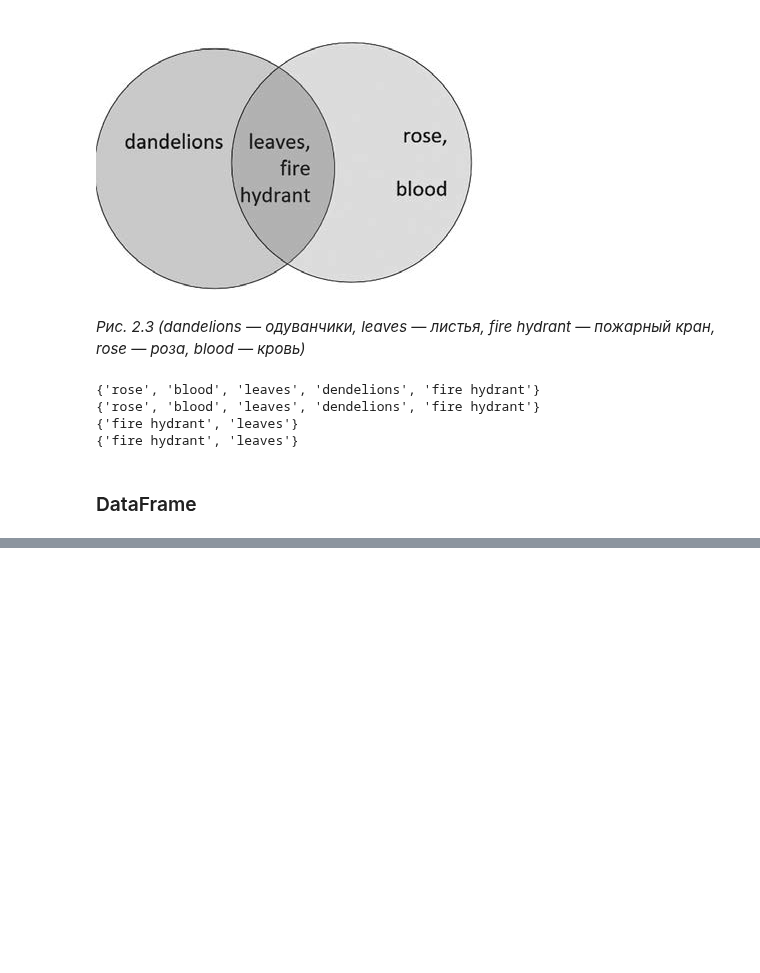
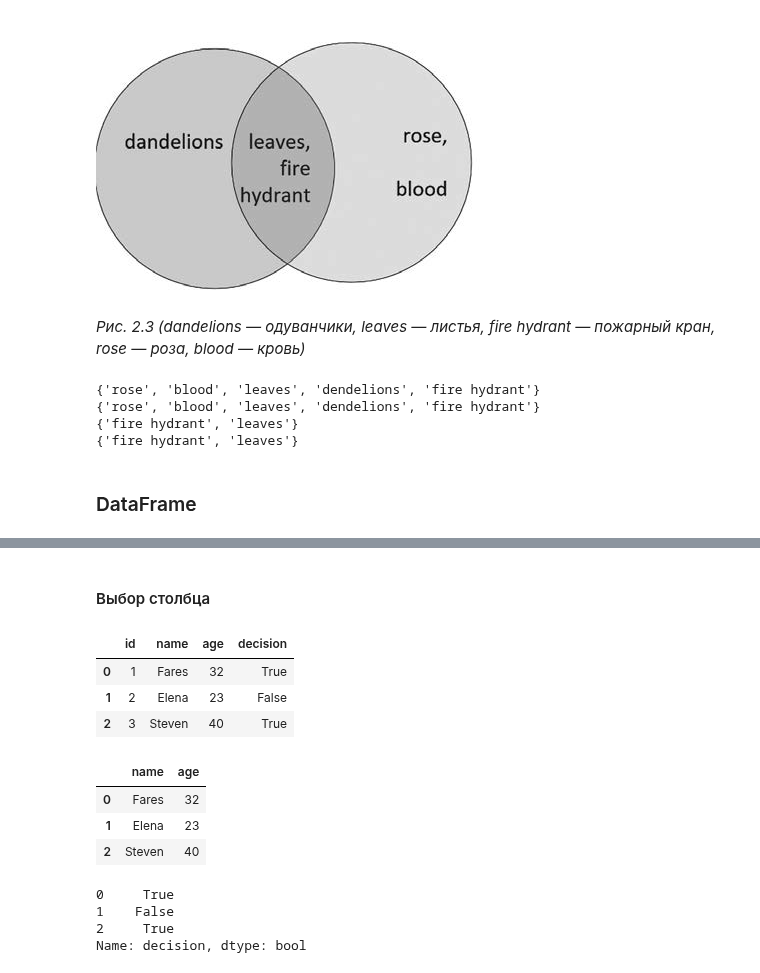
Before and after one commit to pm72/199-SCHOOL, a Jupyter notebook: Jupyter Notebook/Глава 2. Структуры данных, используемые в алгоритмах.ipynb, the cells around one changed output, grey strips where cells are left out. Drawn from its saved outputs; the diff is of its cells as text; code cells hidden in the pictures; blank space fills up the shorter version.

```diff
--- a/Jupyter Notebook/Глава 2. Структуры данных, используемые в алгоритмах.ipynb
+++ b/Jupyter Notebook/Глава 2. Структуры данных, используемые в алгоритмах.ipynb
@@ -217,0 +251,23 @@ print(yellow.intersection(red))
+# %% [markdown]
+#### Выбор столбца
+# %%
+df
+# %% [output]
+|  | id | name | age | decision |
+| 0 | 1 | Fares | 32 | True |
+| 1 | 2 | Elena | 23 | False |
+| 2 | 3 | Steven | 40 | True |
+# %%
+df[['name', 'age']]
+# %% [output]
+|  | name | age |
+| 0 | Fares | 32 |
+| 1 | Elena | 23 |
+| 2 | Steven | 40 |
+# %%
+df.iloc[:, 3]
+# %% [output]
+0     True
+1    False
+2     True
+Name: decision, dtype: bool
```
Also changed, not shown: parts of 42 cells of this notebook.
